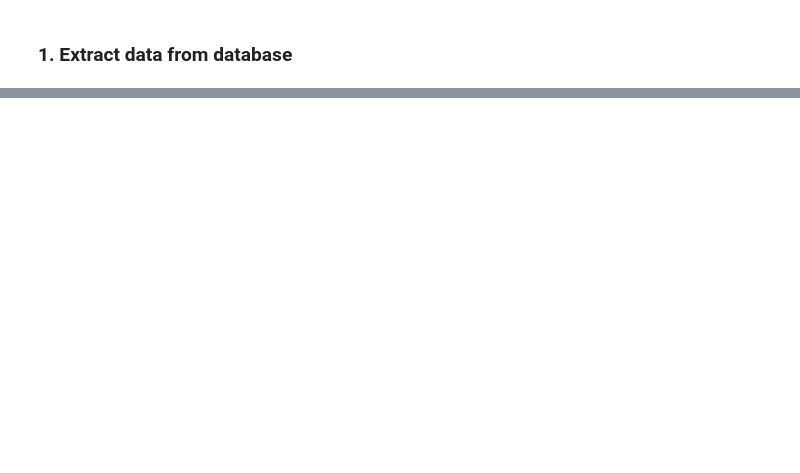
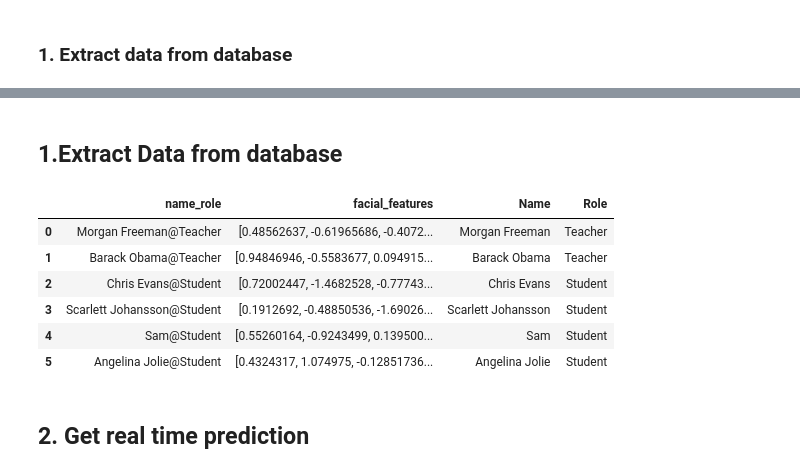
Before and after one commit to tanupriya9102/Attendance-System, a Jupyter notebook: 2_Fast_Face_Recognition_System/4_Predictions.ipynb, the cells around one changed output, grey strips where cells are left out. Drawn from its saved outputs; the diff is of its cells as text; code cells hidden in the pictures; blank space fills up the shorter version.

Commit message:
prediction

```diff
--- a/2_Fast_Face_Recognition_System/4_Predictions.ipynb
+++ b/2_Fast_Face_Recognition_System/4_Predictions.ipynb
@@ -25,0 +30,26 @@ retrive_dict
+# %% [markdown]
+## 1.Extract Data from database
+# %%
+name='academy:register'
+d=face_rec.r.hgetall(name)
+series=pd.Series(d)
+series=series.apply(lambda x:np.frombuffer(x,dtype=np.float32))
+index=series.index
+index=list(map(lambda x: x.decode(),index))
+series.index=index
+# series
+df=series.to_frame().reset_index()
+df.columns=['name_role','facial_features']
+df[['Name','Role']]=df['name_role'].apply(lambda x: x.split('@')).apply(pd.Series)
+df
+# string_value = redis_value.decode('utf-8')
+# %% [output]
+|  | name_role | facial_features | Name | Role |
+| 0 | Morgan Freeman@Teacher | [0.48562637, -0.61965686, -0.4072... | Morgan Freeman | Teacher |
+| 1 | Barack Obama@Teacher | [0.94846946, -0.5583677, 0.094915... | Barack Obama | Teacher |
+| 2 | Chris Evans@Student | [0.72002447, -1.4682528, -0.77743... | Chris Evans | Student |
+| 3 | Scarlett Johansson@Student | [0.1912692, -0.48850536, -1.69026... | Scarlett Johansson | Student |
+| 4 | Sam@Student | [0.55260164, -0.9243499, 0.139500... | Sam | Student |
+| 5 | Angelina Jolie@Student | [0.4324317, 1.074975, -0.12851736... | Angelina Jolie | Student |
+# %% [markdown]
+## 2. Get real time prediction
```
Also changed, not shown: parts of 4 cells of this notebook, 24 other files.
